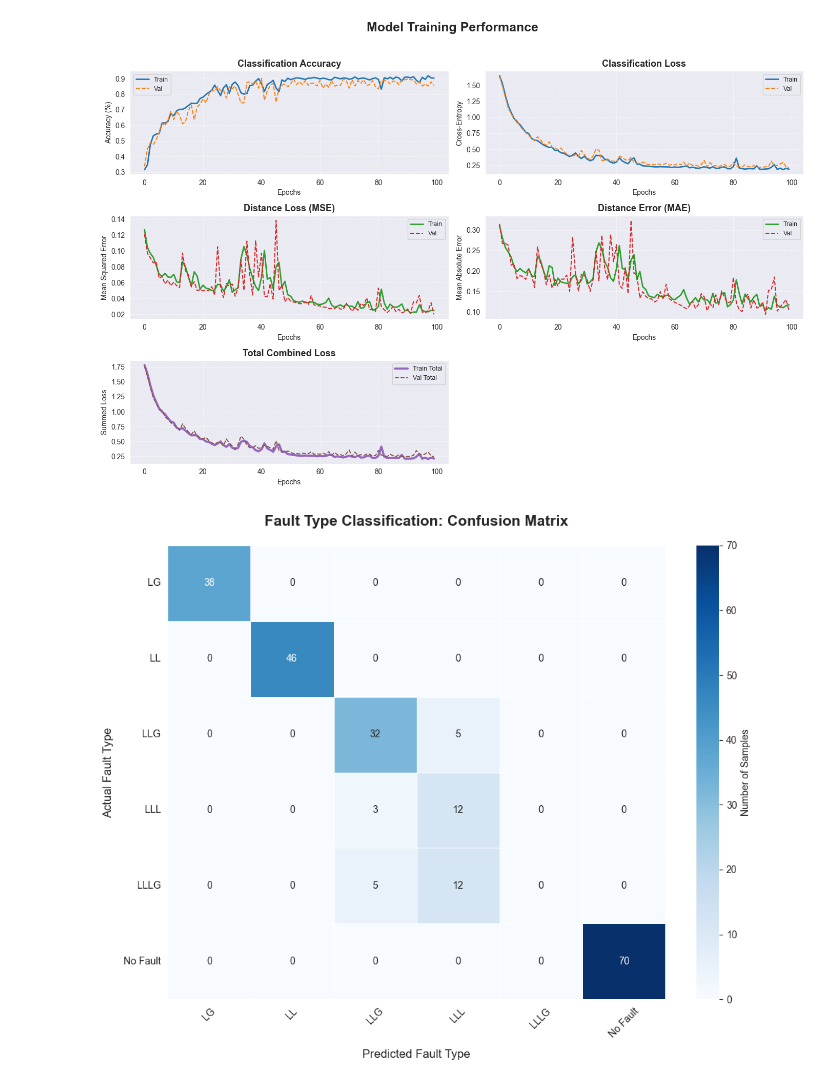
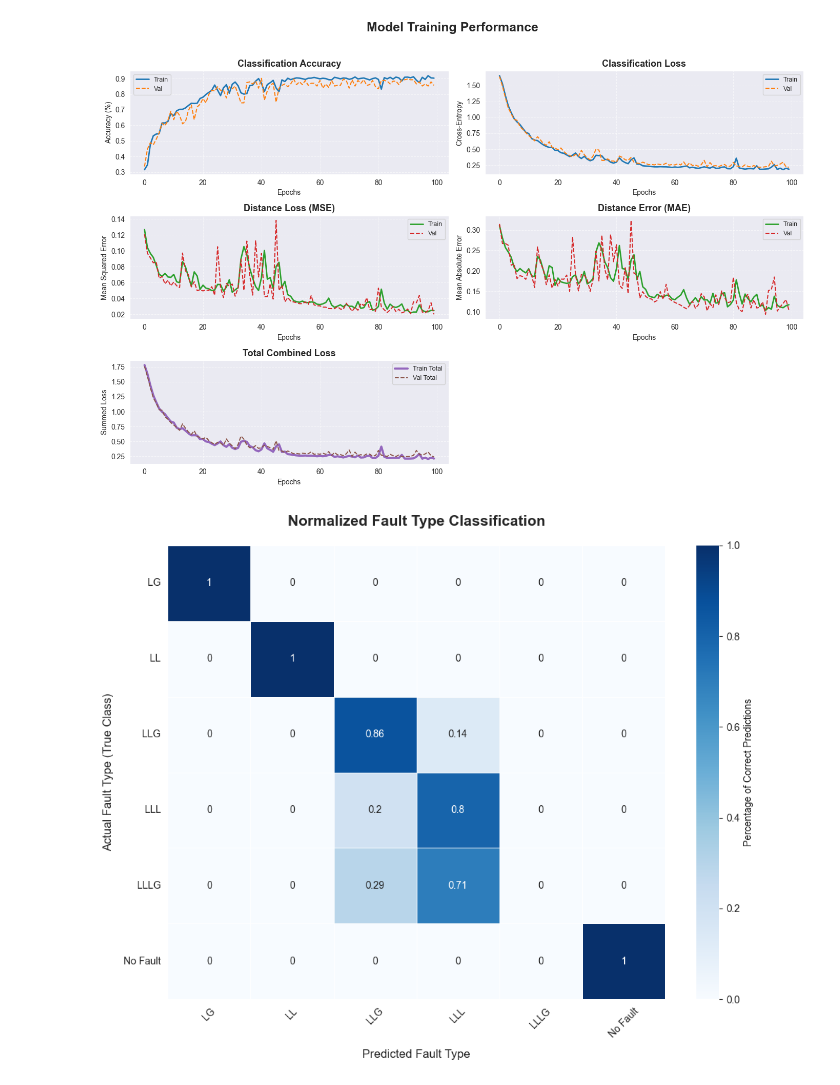
Before and after one commit to ketchup-vader-2005/machine-learning, a Jupyter notebook: transmission_system.ipynb, the cells around one changed output. Cells and saved outputs as stored; diff of their text form; code cells hidden in the pictures.

Commit message:
fixed the confusion matrix

```diff
--- a/transmission_system.ipynb
+++ b/transmission_system.ipynb
@@ -353,30 +353,41 @@ plt.show()
 # %% [output]
 [figure]
 # %%
-# 1. Define your labels (Make sure the order matches your categorical encoding)
+# 1. Define labels
 target_names = ['LG', 'LL', 'LLG', 'LLL', 'LLLG', 'No Fault']
 
-# 2. Generate the matrix
-cf_matrix = confusion_matrix(np.argmax(y_test_final[:, :6], axis=1), np.argmax(y_pred_probs, axis=1))
+# 2. Generate the raw matrix
+y_true = np.argmax(y_test_final[:, :6], axis=1)
+y_pred = np.argmax(y_pred_probs, axis=1)
+cf_matrix = confusion_matrix(y_true, y_pred)
+
+# Divide each row by its sum to get percentages (0.0 to 1.0)
+# We use np.newaxis to ensure the division happens row-by-row
+cf_normalized = cf_matrix.astype('float') / cf_matrix.sum(axis=1)[:, np.newaxis]
 
 # 3. Plotting
 plt.figure(figsize=(10, 8))
 
-# Use a cleaner color map ('YlGnBu' or 'Blues') and add a line width for grid effect
-sns.heatmap(cf_matrix, annot=True, fmt="d", cmap="Blues", xticklabels=target_names, yticklabels=target_names,linewidths=.5, cbar_kws={'label': 'Number of Samples'})
+# We use cf_normalized for the colors, but "fmt='.2%'" to show percentages
+sns.heatmap(cf_normalized,
+            annot=True,
+            cmap="Blues",
+            xticklabels=target_names,
+            yticklabels=target_names,
+            linewidths=.5,
+            cbar_kws={'label': 'Percentage of Correct Predictions'})
 
-plt.title("Fault Type Classification: Confusion Matrix", fontsize=15, fontweight='bold', pad=20)
+plt.title("Normalized Fault Type Classification", fontsize=15, fontweight='bold', pad=20)
 plt.xlabel("Predicted Fault Type", fontsize=12, labelpad=10)
-plt.ylabel("Actual Fault Type", fontsize=12, labelpad=10)
+plt.ylabel("Actual Fault Type (True Class)", fontsize=12, labelpad=10)
 
-# Rotate tick labels for better readability
 plt.xticks(rotation=45)
 plt.yticks(rotation=0)
 
 plt.tight_layout()
 plt.show()
 # %% [output]
-[figure, old version]
+[figure, new version]
 # %%
 # 1. Create the plot
 plt.figure(figsize=(8, 8))
```
Also changed, not shown: parts of 1 cell of this notebook.
